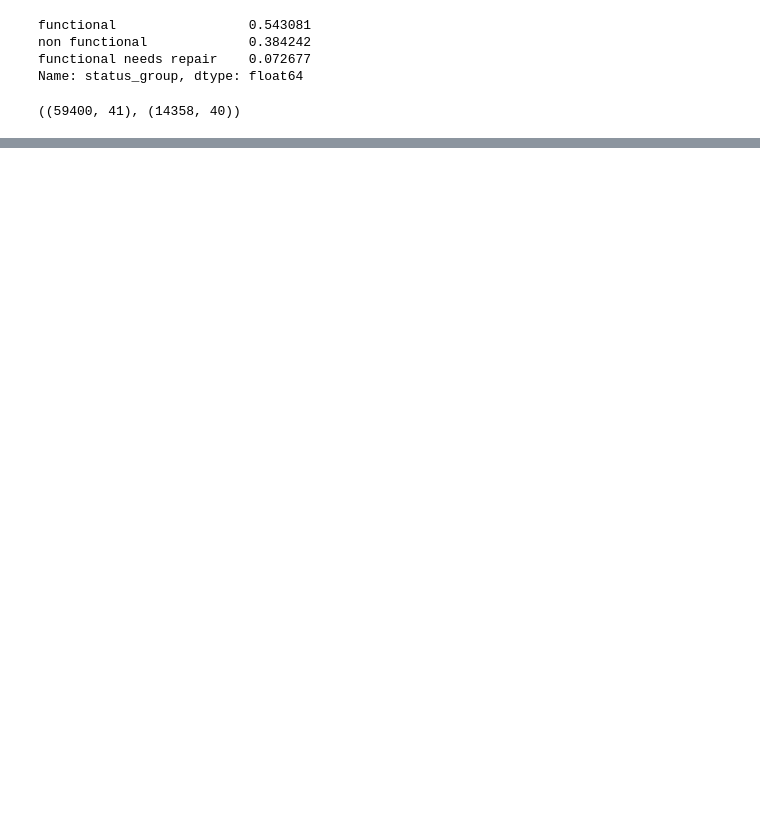
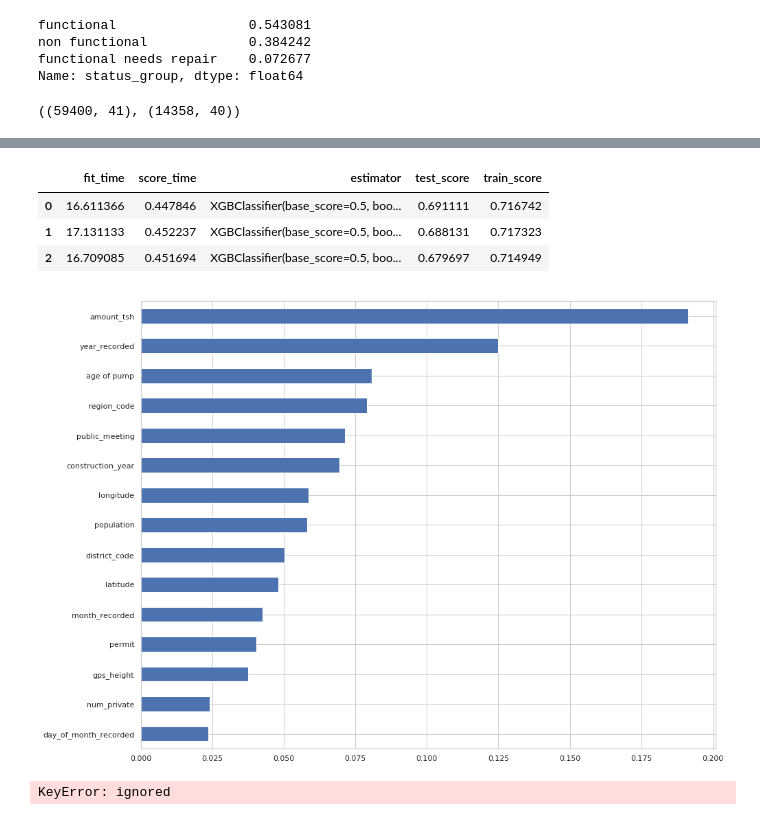
Before and after one commit to livjab/DS3-Kaggle-Comptetion, a Jupyter notebook: Kaggle_challenge_(cleaned_up_notebook).ipynb, the cells around one changed output, grey strips where cells are left out. Saved outputs shown, nothing was run; the diff lists cells and outputs as text; code cells hidden in the pictures; blank space fills up the shorter version.

```diff
--- a/Kaggle_challenge_(cleaned_up_notebook).ipynb
+++ b/Kaggle_challenge_(cleaned_up_notebook).ipynb
@@ -172,0 +382,3 @@ pipe.score(X_val, y_val)
+# %%
+numeric_columns = train.select_dtypes(include="number").columns
+numeric_columns.tolist()
@@ -172,0 +401,67 @@ pipe.score(X_val, y_val)
+# %%
+features = numeric_columns
+target = "status_group"
+
+X_train = train[features]
+y_train = train[target]
+X_test = X_test[features]
+
+scores = cross_validate(XGBClassifier(max_depth=6, n_estimators=100),
+                       X_train,
+                       y_train,
+                       scoring="accuracy",
+                       cv=3,
+                       return_train_score=True,
+                       return_estimator=True)
+
+pd.DataFrame(scores)
+# %% [output]
+|  | fit_time | score_time | estimator | test_score | train_score |
+| 0 | 16.611366 | 0.447846 | XGBClassifier(base_score=0.5, boo... | 0.691111 | 0.716742 |
+| 1 | 17.131133 | 0.452237 | XGBClassifier(base_score=0.5, boo... | 0.688131 | 0.717323 |
+| 2 | 16.709085 | 0.451694 | XGBClassifier(base_score=0.5, boo... | 0.679697 | 0.714949 |
+# %%
+boost = XGBClassifier(max_depth=6, n_estimators=100)
+boost.fit(X_train, y_train)
+
+y_pred = boost.predict(X_test)
+# %%
+import matplotlib.pyplot as plt
+
+importances = pd.Series(boost.feature_importances_, X_train.columns)
+top_n = importances.sort_values(ascending=True)
+plt.figure(figsize=(15,12))
+top_n.plot.barh();
+# %% [output]
+[figure, added]
+# %%
+preprocessor = make_pipeline(ce.OrdinalEncoder(),
+                             StandardScaler(),
+                             SimpleImputer())
+
+features = ['amount_tsh', 'gps_height', 'longitude', 'latitude', 'region_code',
+'district_code', 'population', 'public_meeting', 'permit', 'construction_year',
+'year_recorded', 'month_recorded', 'age of pump', 'basin', 'quality_group']
+target = "status_group"
+
+X_train = train[features]
+y_train = train[target]
+X_test = test[features]
+
+X_train = preprocessor.fit_transform(X_train)
+X_test = preprocessor.transform(X_test)
+
+X_train = pd.DataFrame(X_train)
+
+from sklearn.model_selection import cross_validate
+
+scores = cross_validate(XGBClassifier(max_depth=5, n_estimators=100),
+                        X_train,
+                        y_train,
+                        scoring="accuracy",
+                        cv=3,
+                        return_train_score=True,
+                        return_estimator=True)
+pd.DataFrame(scores)
+# %% [output]
+KeyError: ignored
```
Also changed, not shown: parts of 21 cells of this notebook.
